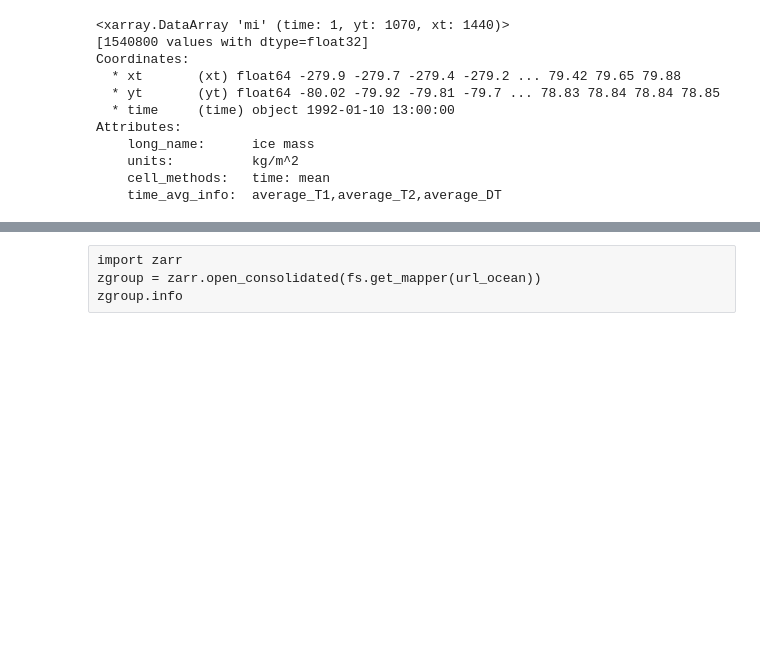
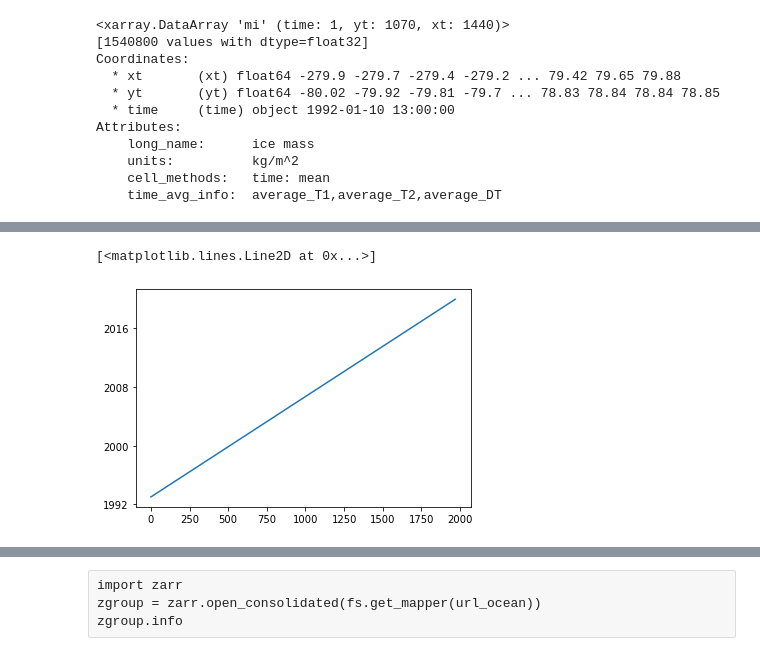
Before and after one commit to ocean-transport/WMT-project, a Jupyter notebook: SODA/zarr-SODA-datasets.ipynb, the cells around one changed output, grey strips where cells are left out. Cells and saved outputs as stored; diff of their text form; code cells hidden in the pictures; blank space fills up the shorter version.

```diff
--- a/SODA/zarr-SODA-datasets.ipynb
+++ b/SODA/zarr-SODA-datasets.ipynb
@@ -96,0 +186,5 @@ plt.plot(ocean.time.values)
+# %%
+plt.plot(ocean.time.values)
+# %% [output]
+[<matplotlib.lines.Line2D at 0x...>]
+[figure, added]
```
Also changed, not shown: parts of 34 cells of this notebook.
